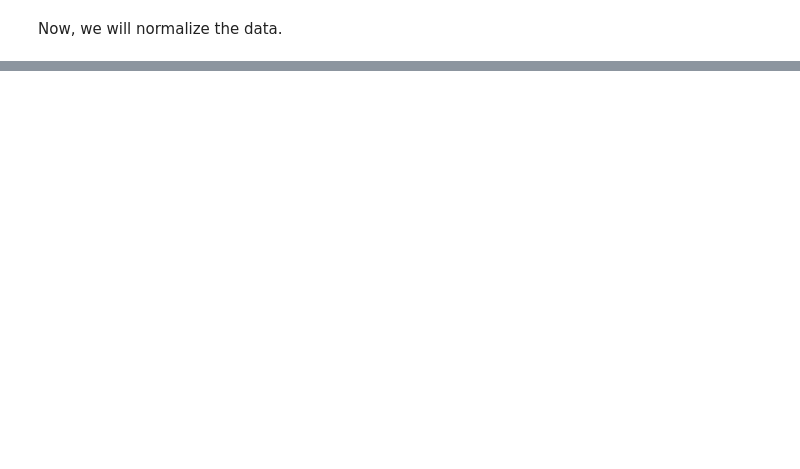
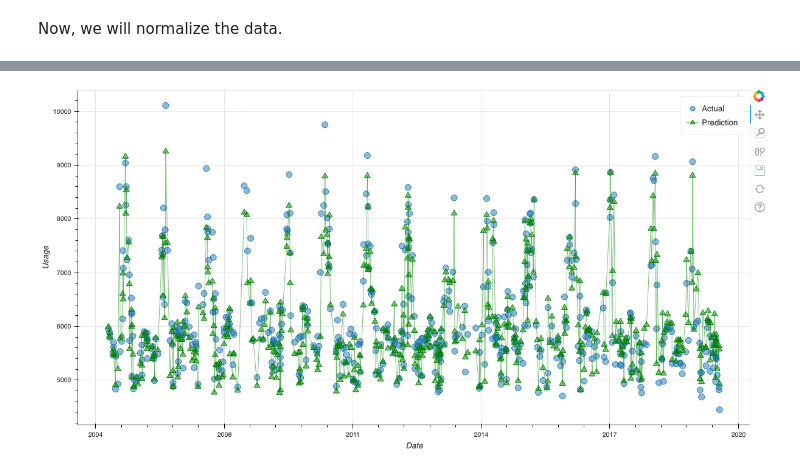
Before and after one commit to andrew-harding-gh/nexml-nyiso, a Jupyter notebook: notebooks/model.ipynb, the cells around one changed output, grey strips where cells are left out. Drawn from its saved outputs; the diff is of its cells as text; code cells hidden in the pictures; blank space fills up the shorter version.

```diff
--- a/notebooks/model.ipynb
+++ b/notebooks/model.ipynb
@@ -181,10 +169,10 @@ results
 # %%
 # results = ColumnDataSource(results)
 pred_plot = figure(plot_width=1200, plot_height=600, x_axis_label='Date', y_axis_label='Usage')
-pred_plot.circle(x='date', y='pal_mean', source=results, size=10, fill_alpha=.5, legend_label='Actual')
+pred_plot.circle(x='date', y='target', source=results, size=10, fill_alpha=.5, legend_label='Actual')
 pred_plot.triangle(x='date', y='prediction', source=results, size=10, fill_alpha=.5, legend_label='Prediction', color='green')
 pred_plot.line(x='date', y='prediction', source=results, alpha=.5, legend_label='Prediction', color='green')
 pred_plot.xaxis.formatter=DatetimeTickFormatter()
-show(pred_plot)
-# get_screenshot_as_png(pred_plot, driver=None)
+# show(pred_plot)
+get_screenshot_as_png(pred_plot, driver=None)
 # %% [output]
@@ -192,0 +179 @@ show(pred_plot)
+[figure, added]
```
Also changed, not shown: parts of 14 cells of this notebook, 1 other file.
